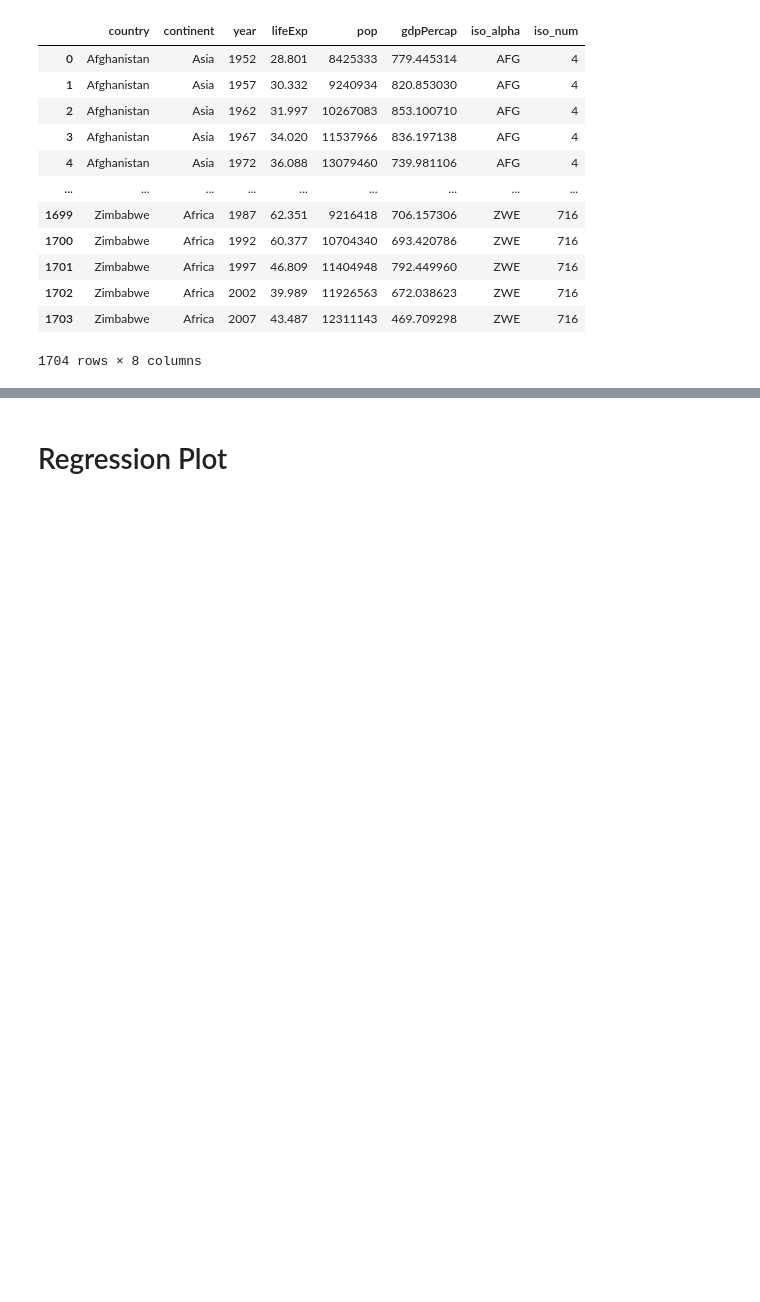
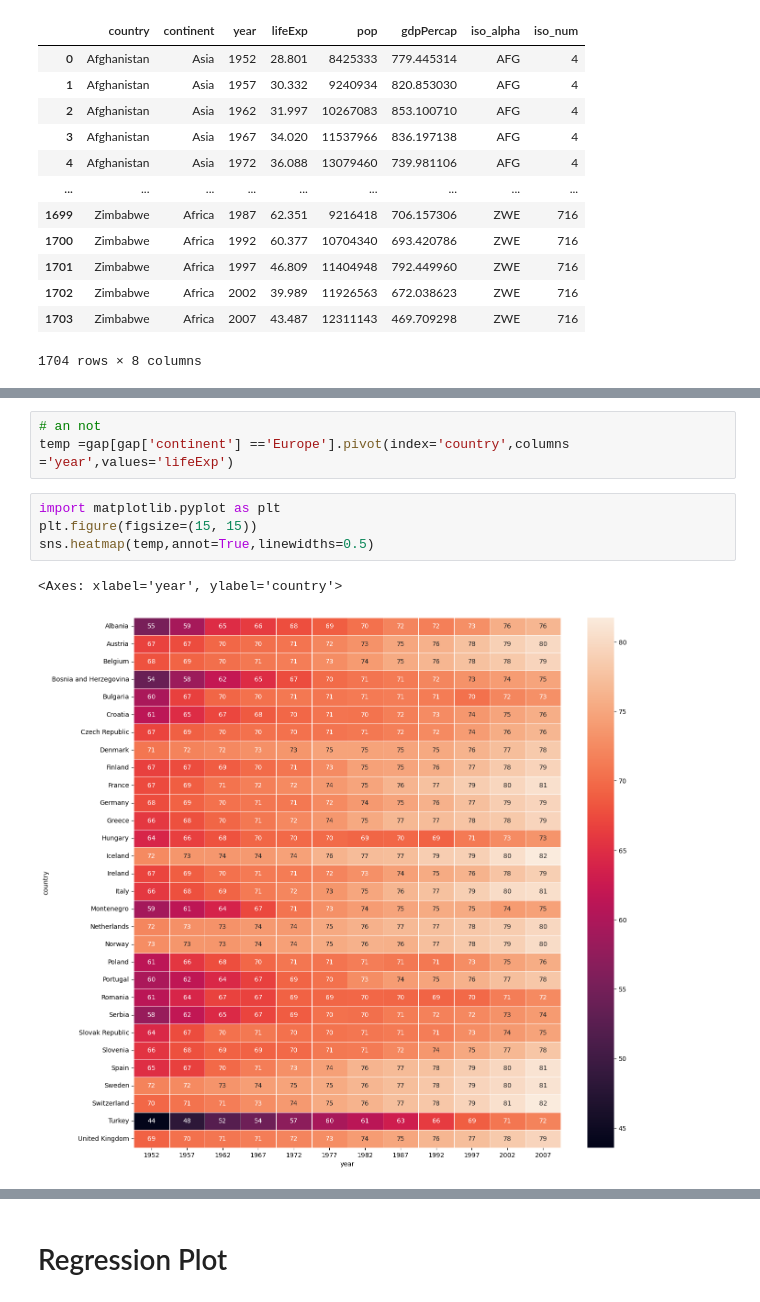
Before and after one commit to Priya-Rathor/Machine-learning, a Jupyter notebook: Day8-seaborn/Basic.ipynb, the cells around one changed output, grey strips where cells are left out. Saved outputs shown, nothing was run; the diff lists cells and outputs as text; blank space fills up the shorter version.

```diff
--- a/Day8-seaborn/Basic.ipynb
+++ b/Day8-seaborn/Basic.ipynb
@@ -360,0 +385,10 @@ gap
+# %%
+# an not
+temp =gap[gap['continent'] =='Europe'].pivot(index='country',columns ='year',values='lifeExp')
+# %%
+import matplotlib.pyplot as plt
+plt.figure(figsize=(15, 15))
+sns.heatmap(temp,annot=True,linewidths=0.5)
+# %% [output]
+<Axes: xlabel='year', ylabel='country'>
+[figure, added]
```
Also changed, not shown: parts of 3 cells of this notebook.
